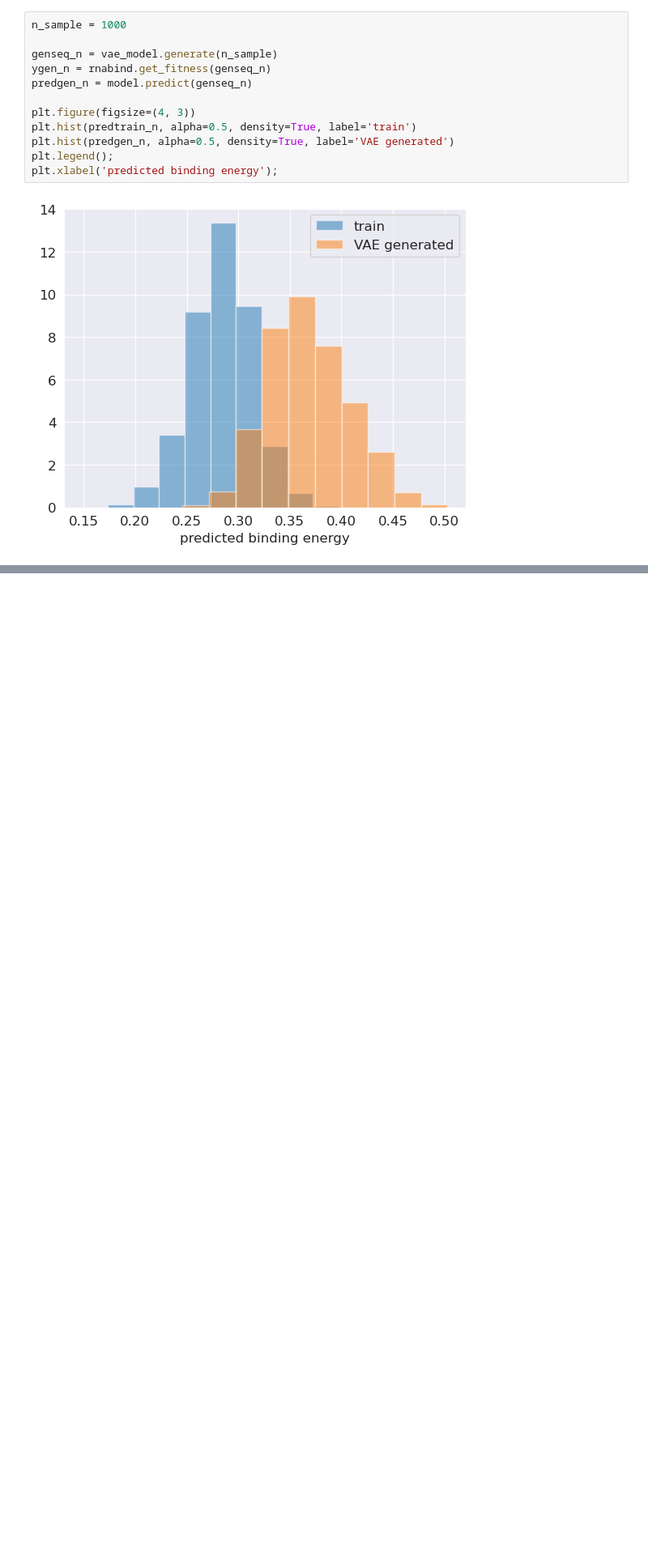
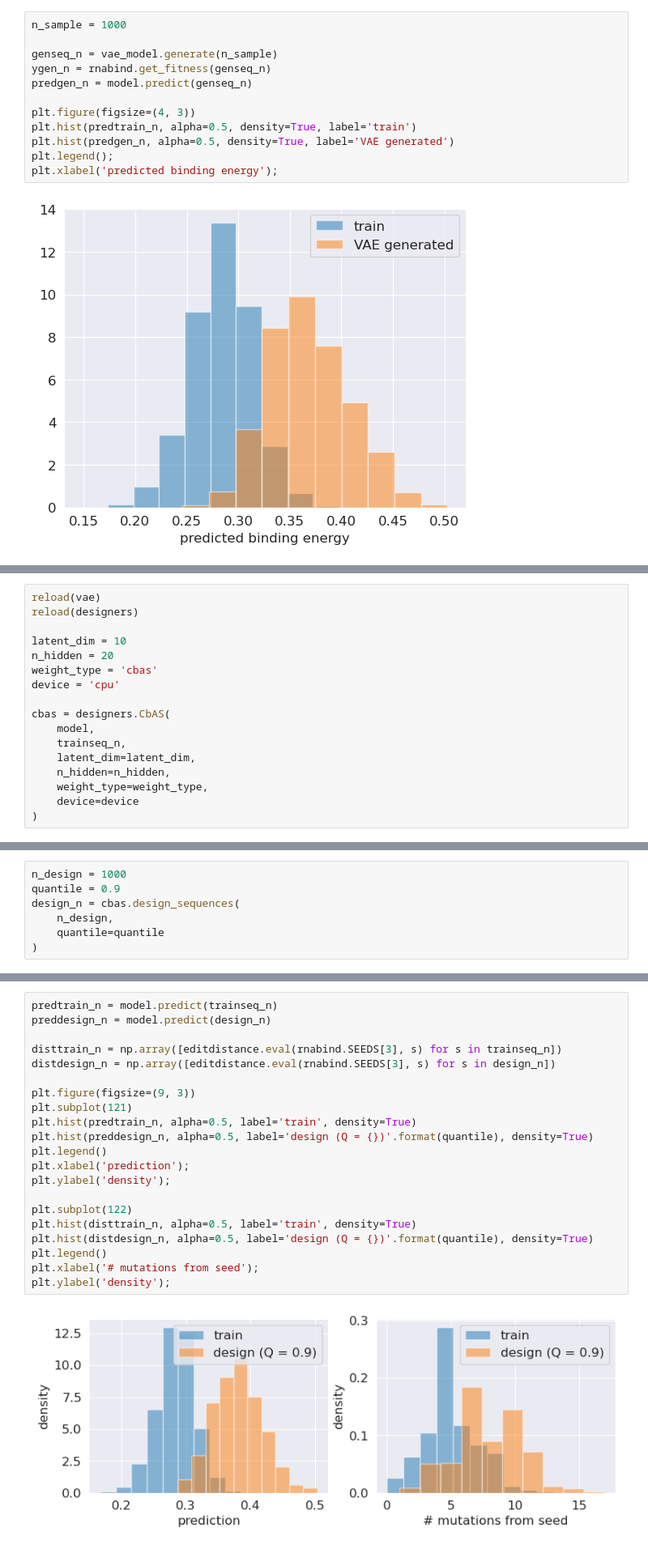
Before and after one commit to clarafy/design-algorithm-selection, a Jupyter notebook: notebooks/rna-031123.ipynb, the cells around one changed output, grey strips where cells are left out. Shown at 81% size. Saved outputs shown, nothing was run; the diff lists cells and outputs as text; blank space fills up the shorter version.

```diff
--- a/notebooks/rna-031123.ipynb
+++ b/notebooks/rna-031123.ipynb
@@ -258,0 +273,17 @@ plt.xlabel('predicted binding energy');
+# %%
+reload(vae)
+reload(designers)
+
+latent_dim = 10
+n_hidden = 20
+weight_type = 'cbas'
+device = 'cpu'
+
+cbas = designers.CbAS(
+    model,
+    trainseq_n,
+    latent_dim=latent_dim,
+    n_hidden=n_hidden,
+    weight_type=weight_type,
+    device=device
+)
@@ -258,0 +299,7 @@ plt.xlabel('predicted binding energy');
+# %%
+n_design = 1000
+quantile = 0.9
+design_n = cbas.design_sequences(
+    n_design,
+    quantile=quantile
+)
@@ -258,0 +324,23 @@ plt.xlabel('predicted binding energy');
+# %%
+predtrain_n = model.predict(trainseq_n)
+preddesign_n = model.predict(design_n)
+
+disttrain_n = np.array([editdistance.eval(rnabind.SEEDS[3], s) for s in trainseq_n])
+distdesign_n = np.array([editdistance.eval(rnabind.SEEDS[3], s) for s in design_n])
+
+plt.figure(figsize=(9, 3))
+plt.subplot(121)
+plt.hist(predtrain_n, alpha=0.5, label='train', density=True)
+plt.hist(preddesign_n, alpha=0.5, label='design (Q = {})'.format(quantile), density=True)
+plt.legend()
+plt.xlabel('prediction');
+plt.ylabel('density');
+
+plt.subplot(122)
+plt.hist(disttrain_n, alpha=0.5, label='train', density=True)
+plt.hist(distdesign_n, alpha=0.5, label='design (Q = {})'.format(quantile), density=True)
+plt.legend()
+plt.xlabel('# mutations from seed');
+plt.ylabel('density');
+# %% [output]
+[figure, added]
```
Also changed, not shown: parts of 27 cells of this notebook, 8 other files.
